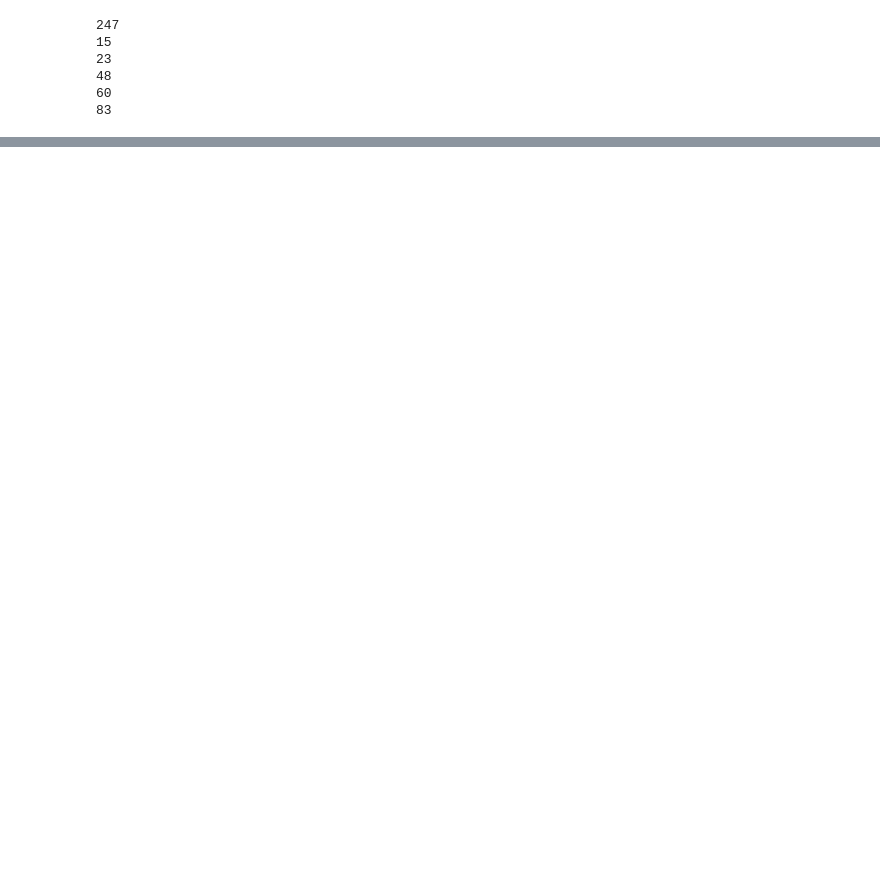
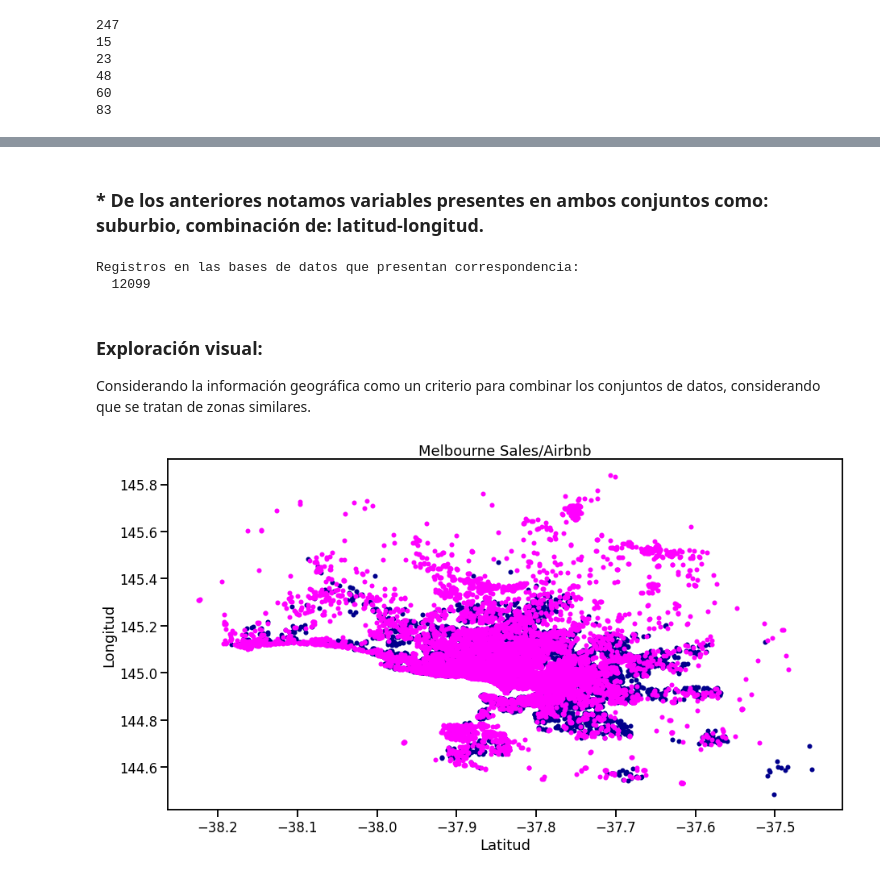
Before and after one commit to Grupo242022/EyCD, a Jupyter notebook: Entregable_2_Nico_parte1_ejercicio2.ipynb, the cells around one changed output, grey strips where cells are left out. Drawn from its saved outputs; the diff is of its cells as text; code cells hidden in the pictures; blank space fills up the shorter version.

```diff
--- a/Entregable_2_Nico_parte1_ejercicio2.ipynb
+++ b/Entregable_2_Nico_parte1_ejercicio2.ipynb
@@ -433,0 +444,2 @@ print(len(hist_zipcode.loc[hist_zipcode['Cantidad de casas'] > 50]))
+# %%
+df_airbnb['zipcode_count'] = df_airbnb.groupby('zipcode')['zipcode'].transform('count')
@@ -433,0 +532,22 @@ print(len(hist_zipcode.loc[hist_zipcode['Cantidad de casas'] > 50]))
+# %% [markdown]
+### * De los anteriores notamos variables presentes en ambos conjuntos como: suburbio, combinación de: latitud-longitud.
+# %%
+int_suburb = np.isin(df_melb_perc.Suburb,df_airbnb.suburb, assume_unique=True)
+print(f'Registros en las bases de datos que presentan correspondencia:\n  {sum(int_suburb)}')
+# %% [output]
+Registros en las bases de datos que presentan correspondencia:
+  12099
+# %% [markdown]
+### Exploración visual:
+Considerando la información geográfica como un criterio para combinar los conjuntos de datos, considerando que se tratan de zonas similares.
+# %%
+fig, ax = plt.subplots(facecolor='white')
+fig.set_size_inches(15,8)
+sc = ax.scatter(df_melb_perc["Lattitude"], df_melb_perc["Longtitude"], marker=".", color='darkblue')
+sc2 = ax.scatter(df_airbnb["latitude"], df_airbnb["longitude"], marker=".",color='magenta')
+ax.set_xlabel("Latitud")
+ax.set_ylabel("Longitud")
+plt.title("Melbourne Sales/Airbnb")
+plt.show()
+# %% [output]
+[figure, added]
```
Also changed, not shown: parts of 31 cells of this notebook.
